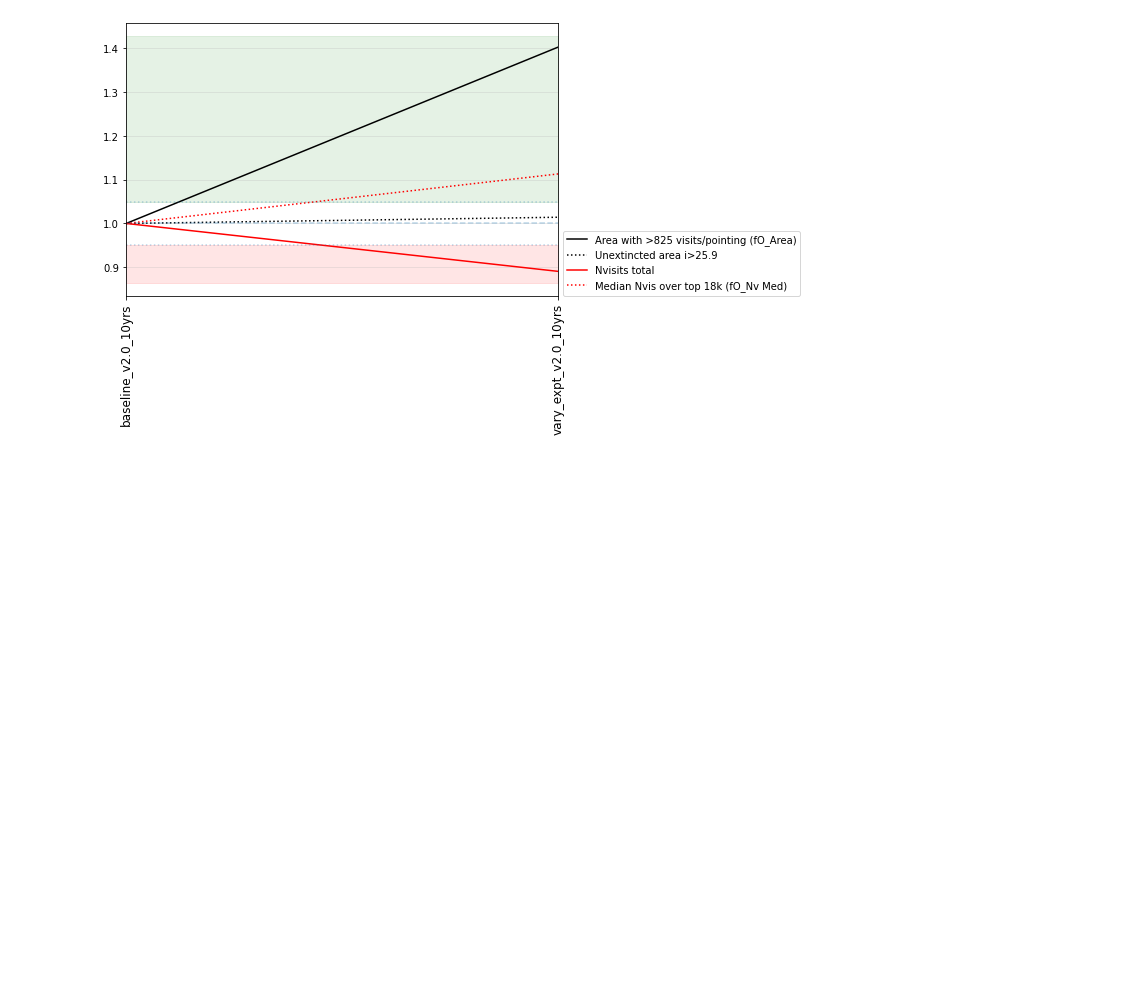
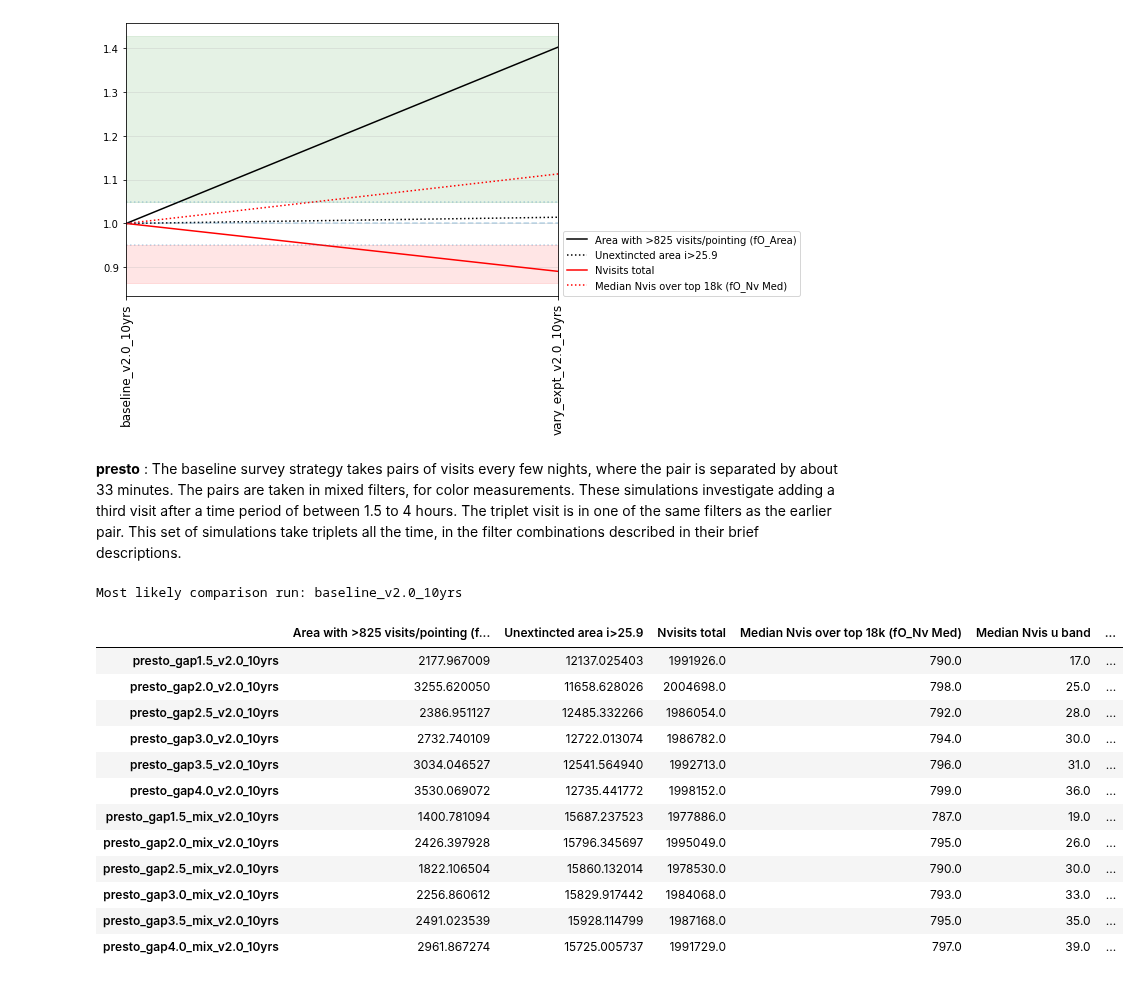
Before and after one commit to lsst-pst/survey_strategy, a Jupyter notebook: fbs_2.0/SummaryInfo_v2.0.ipynb, the cells around one changed output. Saved outputs shown, nothing was run; the diff lists cells and outputs as text; code cells hidden in the pictures; blank space fills up the shorter version.

Commit message:
more descriptions

```diff
--- a/fbs_2.0/SummaryInfo_v2.0.ipynb
+++ b/fbs_2.0/SummaryInfo_v2.0.ipynb
@@ -273,3 +273,21 @@ Most likely comparison run: baseline_v2.0_10yrs
 runs.plot_areaNvis(k)
 # %% [output]
 [figure]
+# %%
+runs.family_info('presto')
+# %% [output]
+**presto** : The baseline survey strategy takes pairs of visits every few nights, where the pair is separated by about 33 minutes. The pairs are taken in mixed filters, for color measurements. These simulations investigate adding a third visit after a time period of between 1.5 to 4 hours. The triplet visit is in one of the same filters as the earlier pair. This set of simulations take triplets all the time, in the filter combinations described in their brief descriptions.
+Most likely comparison run: baseline_v2.0_10yrs
+|  | Area with >825 visits/pointing (f... | Unextincted area i>25.9 | Nvisits total | Median Nvis over top 18k (fO_Nv Med) | Median Nvis u band | ... |
+| presto_gap1.5_v2.0_10yrs | 2177.967009 | 12137.025403 | 1991926.0 | 790.0 | 17.0 | ... |
+| presto_gap2.0_v2.0_10yrs | 3255.620050 | 11658.628026 | 2004698.0 | 798.0 | 25.0 | ... |
+| presto_gap2.5_v2.0_10yrs | 2386.951127 | 12485.332266 | 1986054.0 | 792.0 | 28.0 | ... |
+| presto_gap3.0_v2.0_10yrs | 2732.740109 | 12722.013074 | 1986782.0 | 794.0 | 30.0 | ... |
+| presto_gap3.5_v2.0_10yrs | 3034.046527 | 12541.564940 | 1992713.0 | 796.0 | 31.0 | ... |
+| presto_gap4.0_v2.0_10yrs | 3530.069072 | 12735.441772 | 1998152.0 | 799.0 | 36.0 | ... |
+| presto_gap1.5_mix_v2.0_10yrs | 1400.781094 | 15687.237523 | 1977886.0 | 787.0 | 19.0 | ... |
+| presto_gap2.0_mix_v2.0_10yrs | 2426.397928 | 15796.345697 | 1995049.0 | 795.0 | 26.0 | ... |
+| presto_gap2.5_mix_v2.0_10yrs | 1822.106504 | 15860.132014 | 1978530.0 | 790.0 | 30.0 | ... |
+| presto_gap3.0_mix_v2.0_10yrs | 2256.860612 | 15829.917442 | 1984068.0 | 793.0 | 33.0 | ... |
+| presto_gap3.5_mix_v2.0_10yrs | 2491.023539 | 15928.114799 | 1987168.0 | 795.0 | 35.0 | ... |
+| presto_gap4.0_mix_v2.0_10yrs | 2961.867274 | 15725.005737 | 1991729.0 | 797.0 | 39.0 | ... |
```
Also changed, not shown: parts of 4 cells of this notebook.
